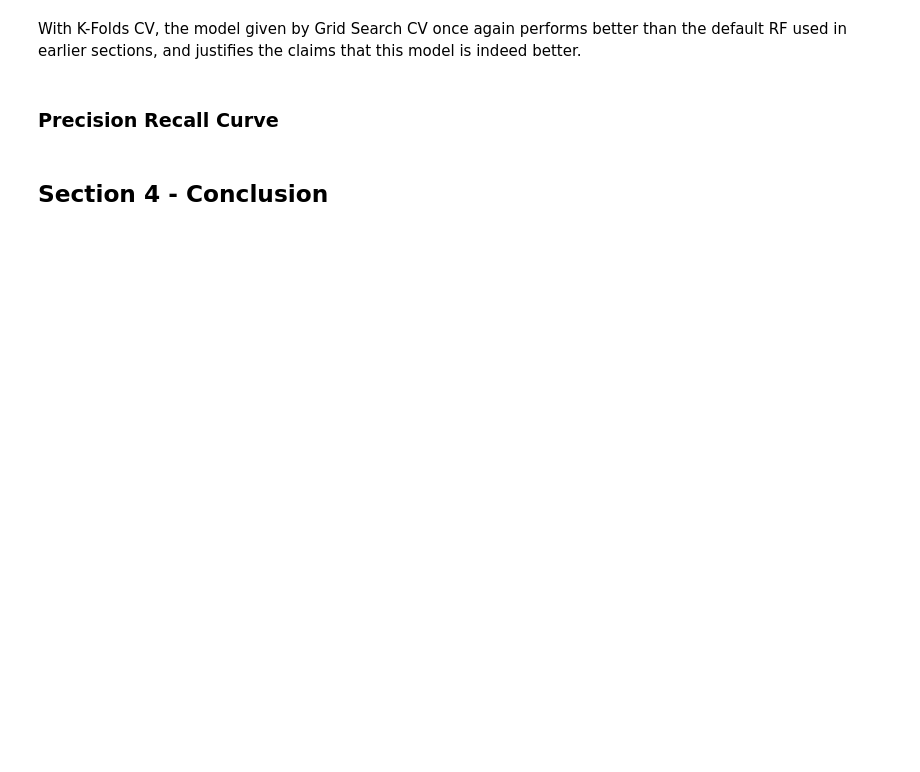
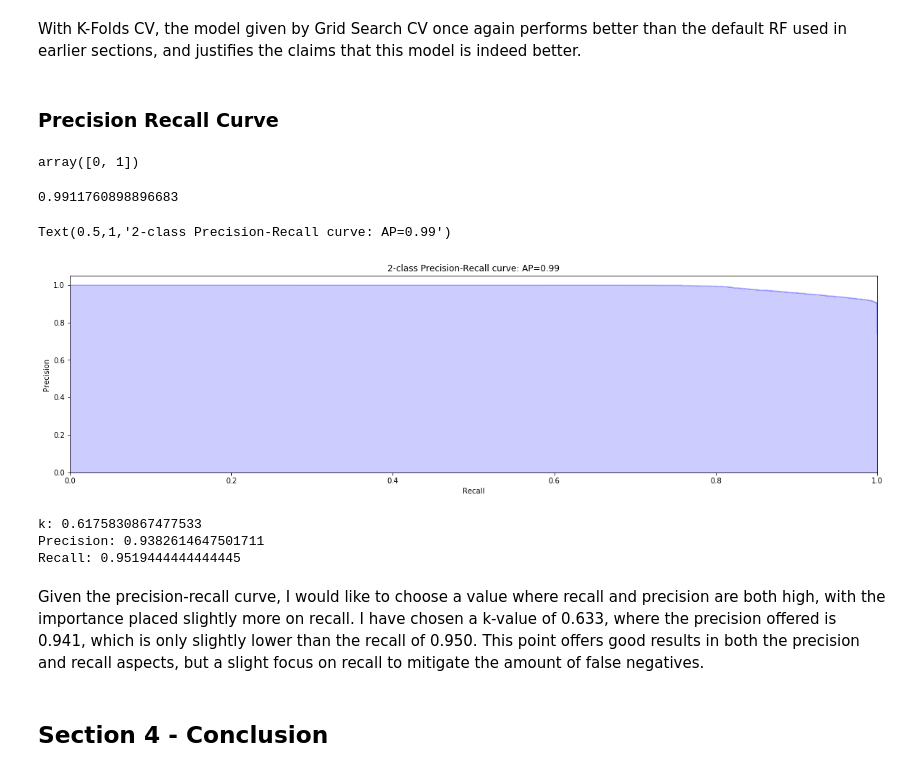
Before and after one commit to zfegd/HTTP_CSIC_ML, a Jupyter notebook: http_binary_classifier.ipynb, the cells around one changed output. Drawn from its saved outputs; the diff is of its cells as text; code cells hidden in the pictures; blank space fills up the shorter version.

```diff
--- a/http_binary_classifier.ipynb
+++ b/http_binary_classifier.ipynb
@@ -472,5 +476,61 @@ np.mean(cross_val_score(rf_clf_k, combined_table_features, combined_table_target
 With K-Folds CV, the model given by Grid Search CV once again performs better than the default RF used in earlier sections, and justifies the claims that this model is indeed better.
 # %% [markdown]
 ### Precision Recall Curve
+# %%
+rf_clf_prc = RandomForestClassifier(n_estimators=200, max_depth=20)
+rf_clf_prc.fit(train_features, train_target)
+
+test_score = rf_clf_prc.predict_proba(test_features)
+# %%
+rf_clf_prc.classes_
+# %% [output]
+array([0, 1])
+# %%
+from sklearn.metrics import average_precision_score
+
+norm_acc_probas = []
+for x in range(len(test_score)):
+    norm_acc_probas = norm_acc_probas + [test_score[x][1]]
+
+avg_precision_score = average_precision_score(test_target, norm_acc_probas)
+print avg_precision_score
+# %% [output]
+0.9911760898896683
+# %%
+# Following scikit-learn tutorial
+
+from sklearn.metrics import precision_recall_curve
+import matplotlib.pyplot as plt
+
+precision, recall, k = precision_recall_curve(test_target, norm_acc_probas)
+
+plt.figure(figsize=(20,5))
+plt.step(recall, precision, color='b', alpha=0.2,
+         where='post')
+plt.fill_between(recall, precision, step='post', alpha=0.2,
+                 color='b')
+
+plt.xlabel('Recall')
+plt.ylabel('Precision')
+plt.ylim([0.0, 1.05])
+plt.xlim([0.0, 1.0])
+plt.title('2-class Precision-Recall curve: AP={0:0.2f}'.format(
+          avg_precision_score))
+# %% [output]
+Text(0.5,1,'2-class Precision-Recall curve: AP=0.99')
+[figure, added]
+# %%
+for i in range(len(k)):
+    if recall[i] <0.95:
+        print("k: " + str(k[i-2]))
+        print("Precision: " + str(precision[i-2]))
+        print("Recall: " + str(recall[i-1]))
+        break
+# %% [output]
+k: 0.6175830867477533
+Precision: 0.9382614647501711
+Recall: 0.9519444444444445
+# %% [markdown]
+Given the precision-recall curve, I would like to choose a value where recall and precision are both high, with the importance placed slightly more on recall. I have chosen a k-value of 0.633, where the precision offered is 0.941, which is only slightly lower than the recall of 0.950. This point offers good results in both the precision and recall aspects, but a slight focus on recall to mitigate the amount of false negatives.
 # %% [markdown]
 ## Section 4 - Conclusion
```
Also changed, not shown: parts of 24 cells of this notebook.
